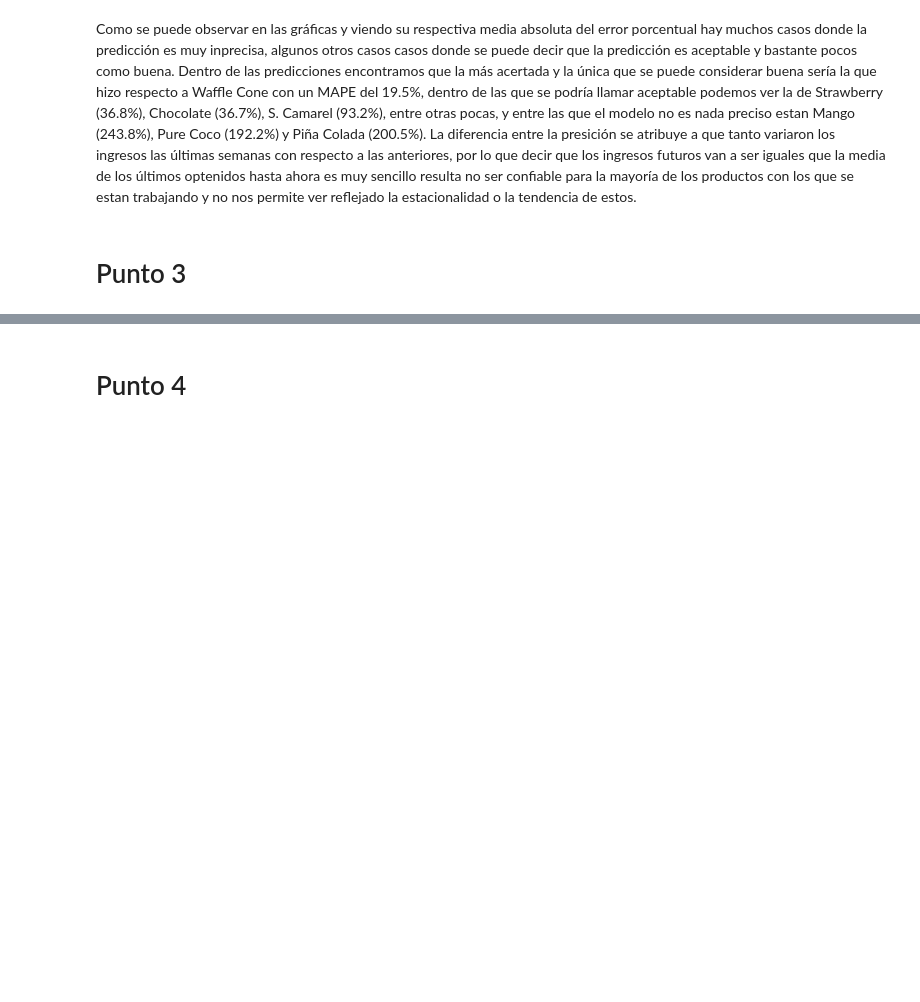
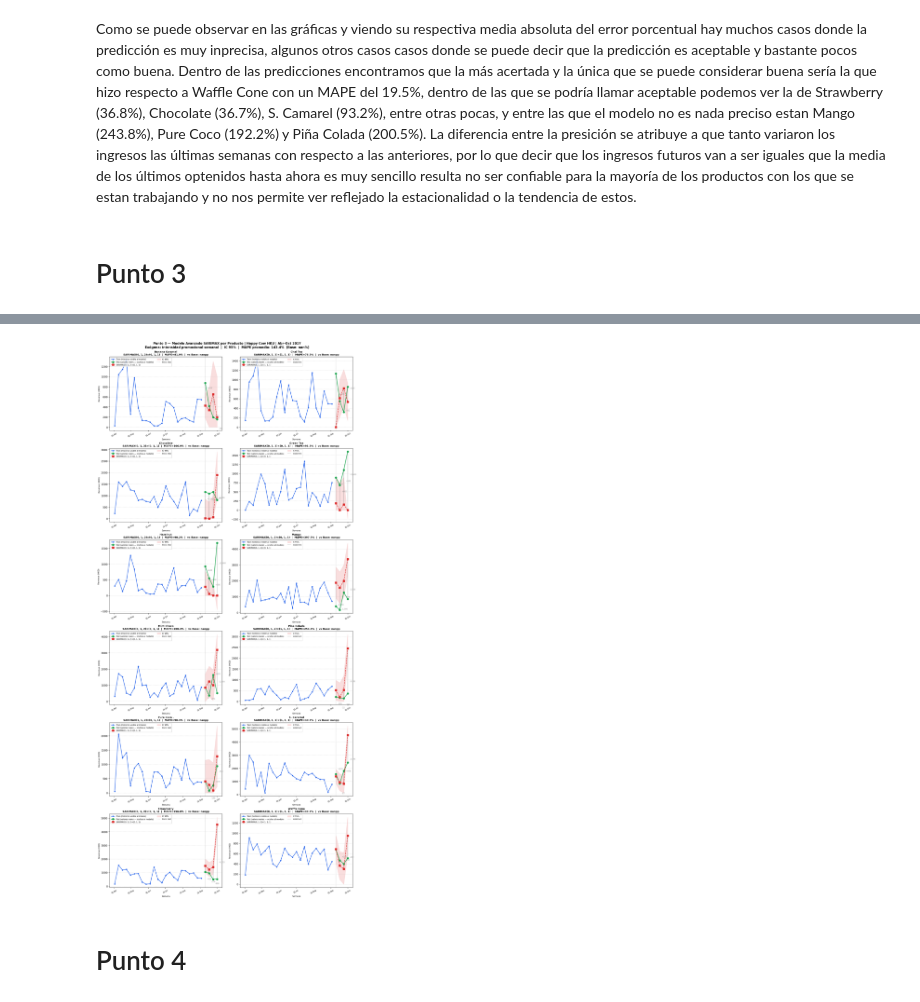
Before and after one commit to Brayan-137/analitica-datos-segundo-parcial-forecasting, a Jupyter notebook: 02_Parcial_Forecasting_(grupo).ipynb, the cells around one changed output, grey strips where cells are left out. Drawn from its saved outputs; the diff is of its cells as text; code cells hidden in the pictures; blank space fills up the shorter version.

Commit message:
punto 3 inicio

```diff
--- a/02_Parcial_Forecasting_(grupo).ipynb
+++ b/02_Parcial_Forecasting_(grupo).ipynb
@@ -1184,2 +1145,82 @@ plt.show()
+# %%
+n_productos = len(predicciones_sarimax)
+n_cols      = 2
+n_rows      = (n_productos + 1) // n_cols
+
+fig, axes = plt.subplots(n_rows, n_cols,
+                         figsize=(14, 5 * n_rows),
+                         constrained_layout=True)
+axes = axes.flatten()
+
+for idx, (producto, d) in enumerate(predicciones_sarimax.items()):
+    ax = axes[idx]
+
+    # Train
+    ax.plot(d['train']['ds'], d['train']['y'],
+            marker='o', color='#2563eb', linewidth=1.8, markersize=4,
+            label='Train (histórico visible al modelo)')
+
+    # Test real
+    ax.plot(d['test']['ds'][:HORIZONTE], d['test']['y'][:HORIZONTE],
+            marker='o', color='#16a34a', linewidth=2, markersize=7,
+            label='Test (valores reales — ocultos al modelo)', zorder=4)
+
+    # Predicción SARIMAX
+    ax.plot(d['test']['ds'][:HORIZONTE], d['pred'],
+            marker='s', linestyle='--', color='#dc2626',
+            linewidth=1.8, markersize=7,
+            label=f"SARIMAX{d['orden']}×{d['orden_s'][:3]}", zorder=4)
+
+    # Intervalo de confianza al 95%
+    ax.fill_between(d['test']['ds'][:HORIZONTE],
+                    d['ic_lower'], d['ic_upper'],
+                    alpha=0.15, color='#dc2626', label='IC 95%')
+
+    # Barras de error verticales
+    for i in range(min(HORIZONTE, len(d['test']))):
+        ax.plot([d['test']['ds'].iloc[i], d['test']['ds'].iloc[i]],
+                [d['pred'][i], d['test']['y'].iloc[i]],
+                color='gray', linewidth=1.2, linestyle='-', alpha=0.6, zorder=3)
+
+    # Anotaciones de error
+    for i in range(min(HORIZONTE, len(d['test']))):
+        err    = d['test']['y'].iloc[i] - d['pred'][i]
+        offset = 22 if err > 0 else -42
+        ax.annotate(f'{err:+,.0f}',
+                    xy=(d['test']['ds'].iloc[i],
+                        (d['test']['y'].iloc[i] + d['pred'][i]) / 2),
+                    xytext=(8, offset), textcoords='offset points',
+                    fontsize=7, color='gray', alpha=0.85)
+
+    # Línea de corte
+    ax.axvline(d['test']['ds'].iloc[0], color='gray',
+               linestyle=':', linewidth=1.3, alpha=0.7, label='Inicio test')
+
+    signo = '+' if d['mejora'] > 0 else ''
+    ax.set_title(
+        f"{producto}\n"
+        f"SARIMAX{d['orden']}×{d['orden_s'][:3]}  |  "
+        f"MAPE={d['mape']:.1f}%  |  vs Base: {signo}{d['mejora']:.1f}pp",
+        fontsize=9.5, fontweight='bold')
+    ax.set_ylabel('Revenue (HKD)', fontsize=8)
+    ax.set_xlabel('Semana', fontsize=8)
+    ax.xaxis.set_major_formatter(mdates.DateFormatter('%d-%b'))
+    ax.tick_params(axis='x', labelsize=7, rotation=30)
+    ax.grid(axis='y', linestyle='--', alpha=0.4)
+    ax.legend(fontsize=7, loc='upper left', ncol=2)
+
+for j in range(idx + 1, len(axes)):
+    axes[j].set_visible(False)
+
+fig.suptitle(
+    'Punto 3 — Modelo Avanzado SARIMAX por Producto | Happy Cow HKU | Abr–Oct 2017\n'
+    f'Exógena: intensidad promocional semanal  |  IC 95%  |  '
+    f'MAPE promedio: {df_sarimax["MAPE (%)"].mean():.1f}%  '
+    f'(Base: {df_sarimax["MAPE Base"].mean():.1f}%)',
+    fontsize=12, fontweight='bold'
+)
+plt.show()
+# %% [output]
+[figure, added]
 # %% [markdown]
 # Punto 4
```
Also changed, not shown: parts of 11 cells of this notebook.
